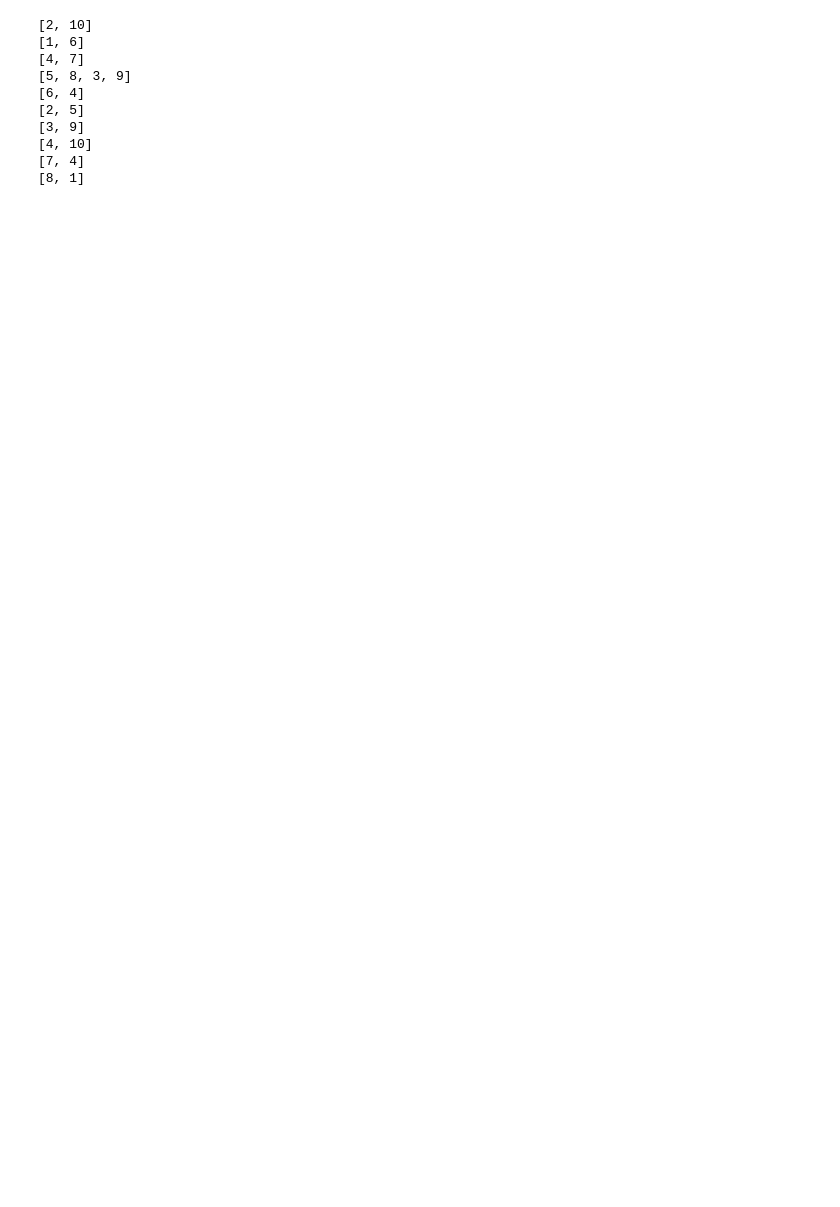
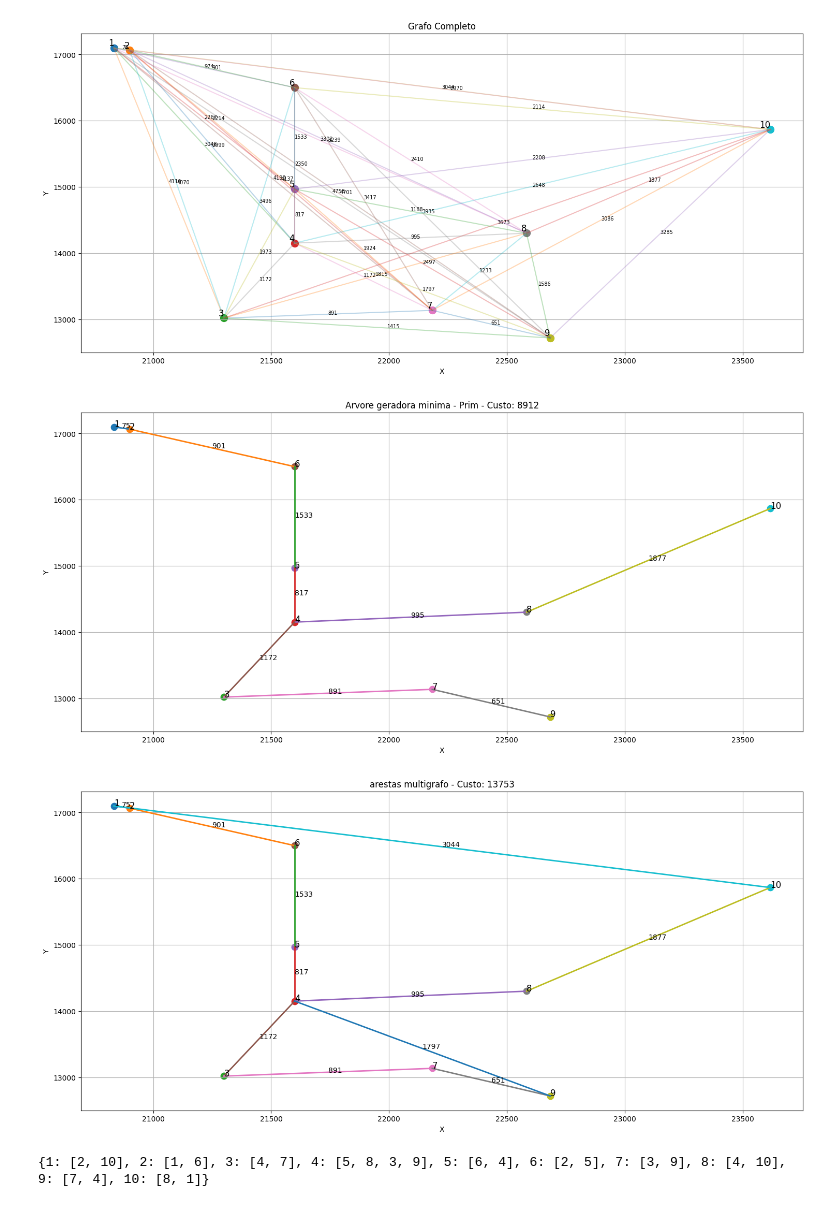
Before and after one commit to Erc-prog-xD/Grafos_trabfinal, a Jupyter notebook: notebook.ipynb, the cells around one changed output. Drawn from its saved outputs; the diff is of its cells as text; code cells hidden in the pictures; blank space fills up the shorter version.

```diff
--- a/notebook.ipynb
+++ b/notebook.ipynb
@@ -5,7 +5,7 @@ import matplotlib.pyplot as plt
 import pandas as pd
 import heapq
 # %%
-def plotar_agm(coords, agm, title):
+def plotar_agm(coords, agm, title, custo):
     plt.figure(figsize=(18, 8))
 
     for i, (_, x, y) in enumerate(coords):
@@ -25,7 +25,7 @@ def plotar_agm(coords, agm, title):
             fontsize=10
         )
 
-    plt.title(title)
+    plt.title(f"{title} - Custo: {custo}")
     plt.xlabel("X")
     plt.ylabel("Y")
     plt.grid(True)
@@ -38,7 +38,6 @@ def plotar_grafo(coords, matriz):
 
     n = len(coords)
 
-    # desenhar todas as arestas
     for i in range(n):
         _, x1, y1 = coords[i]
 
@@ -49,14 +48,12 @@ def plotar_grafo(coords, matriz):
             if peso != 0:
                 _, x2, y2 = coords[j]
 
-                # linha da aresta
                 plt.plot(
                     [x1, x2],
                     [y1, y2],
                     alpha=0.3
                 )
 
-                # peso no meio da aresta
                 xm = (x1 + x2) / 2
                 ym = (y1 + y2) / 2
 
@@ -67,7 +64,6 @@ def plotar_grafo(coords, matriz):
                     fontsize=7
                 )
 
-    # desenhar vértices
     for i, (_, x, y) in enumerate(coords):
         plt.scatter(x, y, s=100)
 
@@ -371,49 +320,40 @@ def calcular_custo(ciclo, matriz):
 # %%
 coords = ler_tsp_arquivo("tsp10.tsp")
 matriz = criar_matriz_distancias(coords)
-# plotar_grafo(coords,matriz)
 
-agm , custo = prim(matriz)
+plotar_grafo(coords,matriz)
+
 agm_matriz, custo_agm = prim_matriz(matriz)
 
-# plotar_agm(coords, agm, "Arvore geradora minima - Prim")
+plotar_agm(coords, agm_matriz, "Arvore geradora minima - Prim", custo_agm)
 
-impares = encontrar_vertices_impares(agm, len(matriz))
-
+impares = encontrar_vertices_impares(agm_matriz, len(matriz))
 
 emparelhamento, custo_emp = emparelhamento_perfeito_minimo(impares, matriz)
 
-arestas_multigrafo = agm + emparelhamento
+arestas_multigrafo = agm_matriz + emparelhamento
 
-# plotar_agm(coords, arestas_multigrafo, "arestas multigrafo")
+plotar_agm(coords, arestas_multigrafo, "arestas multigrafo", (custo_emp+custo_agm))
 
 grafo = construir_multigrafo(arestas_multigrafo, len(matriz))
 
 ciclo_euler = ciclo_euleriano(grafo)
 
-ciclo_euler
+custo = calcular_custo(ciclo_euler, matriz)
 
-# custo = calcular_custo(ciclo_euler, matriz)
+hamiltoniano = ciclo_hamiltoniano(ciclo_euler)
 
-# hamiltoniano = ciclo_hamiltoniano(ciclo_euler)
+custo_final = calcular_custo(hamiltoniano, matriz)
 
-# custo_final = calcular_custo(hamiltoniano, matriz)
+plotar_ciclo(coords, hamiltoniano, custo_final)
 
-# plotar_ciclo(coords, hamiltoniano, custo_final)
-
-# print("Custo ótimo:", 27603) #precisa justar
-# print("Custo AGM:", custo_agm)
-# print("Custo emparelhamento:", custo_emp)
-# print("Custo Christofides:", custo_final)
-# print("Razão:", custo_final / 27603) #precisa ajustar
+print("Custo ótimo:", 27603) #precisa justar
+print("Custo AGM:", custo_agm)
+print("Custo emparelhamento:", custo_emp)
+print("Custo Christofides:", custo_final)
+print("Razão:", custo_final / 27603) #precisa ajustar
 # %% [output]
+[figure, added]
+[figure, added]
+[figure, added]
-[2, 10]
-[1, 6]
-[4, 7]
-[5, 8, 3, 9]
-[6, 4]
-[2, 5]
-[3, 9]
-[4, 10]
-[7, 4]
-[8, 1]
+{1: [2, 10], 2: [1, 6], 3: [4, 7], 4: [5, 8, 3, 9], 5: [6, 4], 6: [2, 5], 7: [3, 9], 8: [4, 10], 9: [7, 4], 10: [8, 1]}
```
Also changed, not shown: parts of 3 cells of this notebook.
